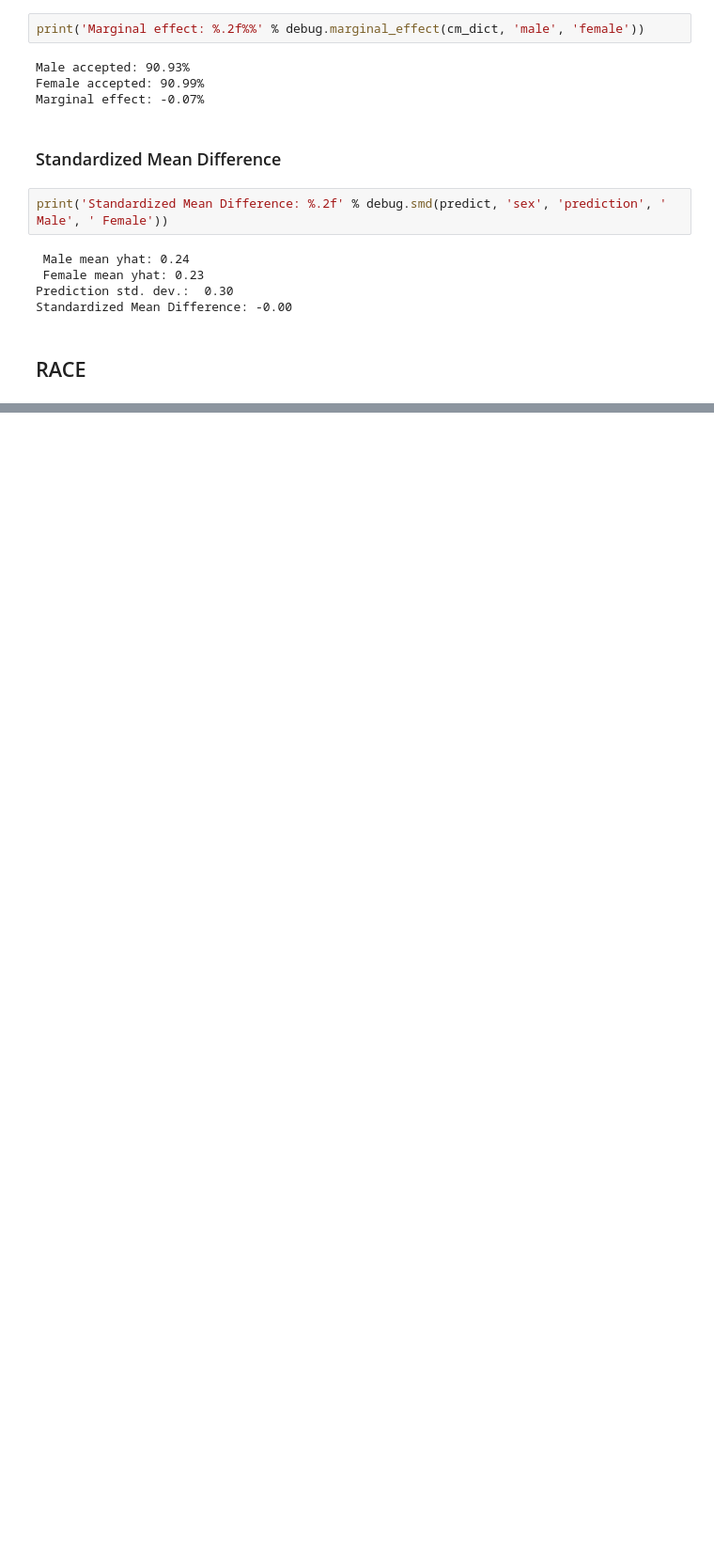
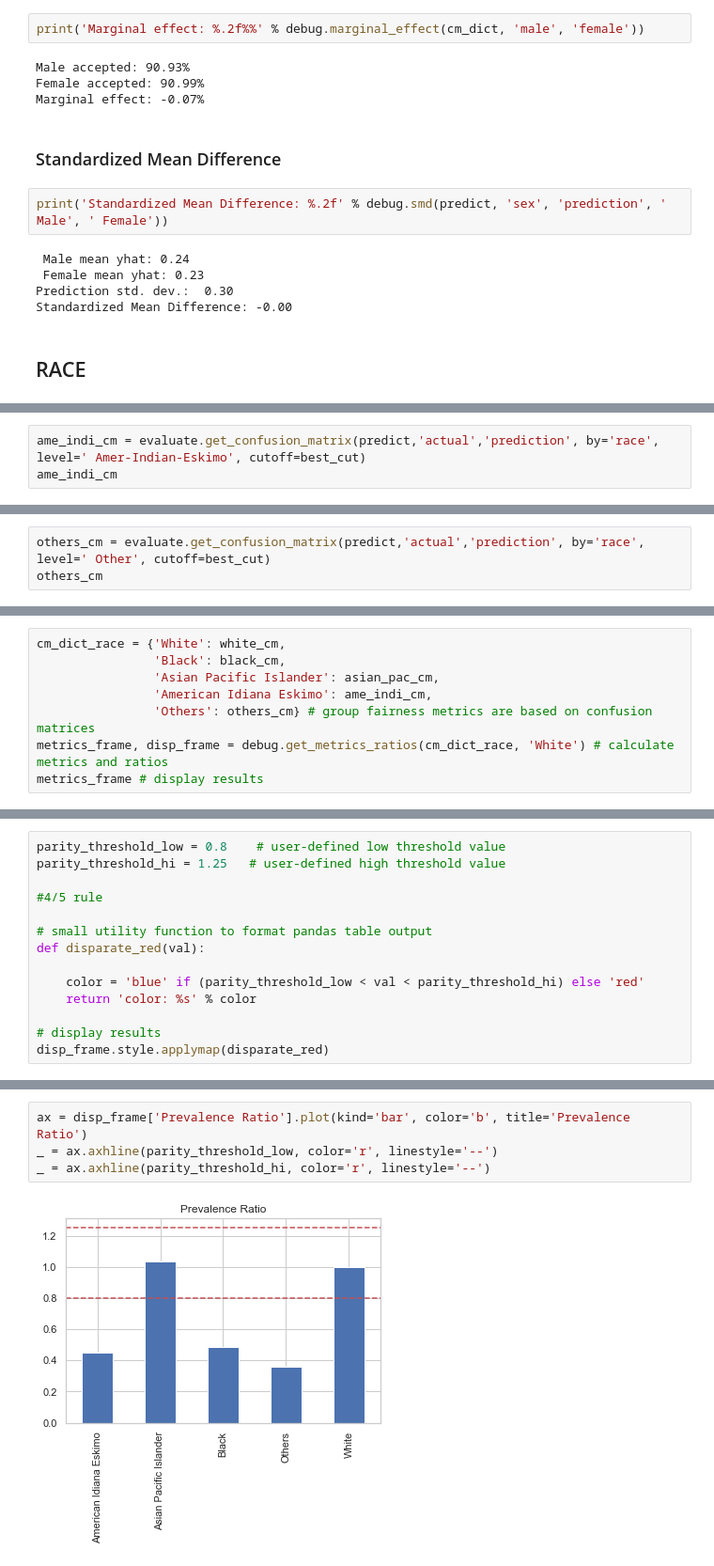
Before and after one commit to avecsally/Discover_Discriminatory_Bias_in_High_Accuracy_Models_Embedded_in_Machine_Learning_Algorithms, a Jupyter notebook: paper.ipynb, the cells around one changed output, grey strips where cells are left out. Shown at 94% size. Drawn from its saved outputs; the diff is of its cells as text; blank space fills up the shorter version.

Commit message:
race done

```diff
--- a/paper.ipynb
+++ b/paper.ipynb
@@ -976,0 +1000,3 @@ Standardized Mean Difference: -0.00
+# %%
+ame_indi_cm = evaluate.get_confusion_matrix(predict,'actual','prediction', by='race', level=' Amer-Indian-Eskimo', cutoff=best_cut)
+ame_indi_cm
@@ -976,0 +1009,3 @@ Standardized Mean Difference: -0.00
+# %%
+others_cm = evaluate.get_confusion_matrix(predict,'actual','prediction', by='race', level=' Other', cutoff=best_cut)
+others_cm
@@ -976,0 +1018,8 @@ Standardized Mean Difference: -0.00
+# %%
+cm_dict_race = {'White': white_cm,
+                'Black': black_cm,
+                'Asian Pacific Islander': asian_pac_cm,
+                'American Idiana Eskimo': ame_indi_cm,
+                'Others': others_cm} # group fairness metrics are based on confusion matrices
+metrics_frame, disp_frame = debug.get_metrics_ratios(cm_dict_race, 'White') # calculate metrics and ratios
+metrics_frame # display results
@@ -976,0 +1035,14 @@ Standardized Mean Difference: -0.00
+# %%
+parity_threshold_low = 0.8    # user-defined low threshold value
+parity_threshold_hi = 1.25   # user-defined high threshold value
+
+#4/5 rule
+
+# small utility function to format pandas table output
+def disparate_red(val):
+
+    color = 'blue' if (parity_threshold_low < val < parity_threshold_hi) else 'red'
+    return 'color: %s' % color
+
+# display results
+disp_frame.style.applymap(disparate_red)
@@ -976,0 +1058,6 @@ Standardized Mean Difference: -0.00
+# %%
+ax = disp_frame['Prevalence Ratio'].plot(kind='bar', color='b', title='Prevalence Ratio')
+_ = ax.axhline(parity_threshold_low, color='r', linestyle='--')
+_ = ax.axhline(parity_threshold_hi, color='r', linestyle='--')
+# %% [output]
+[figure, added]
```
Also changed, not shown: parts of 47 cells of this notebook.
